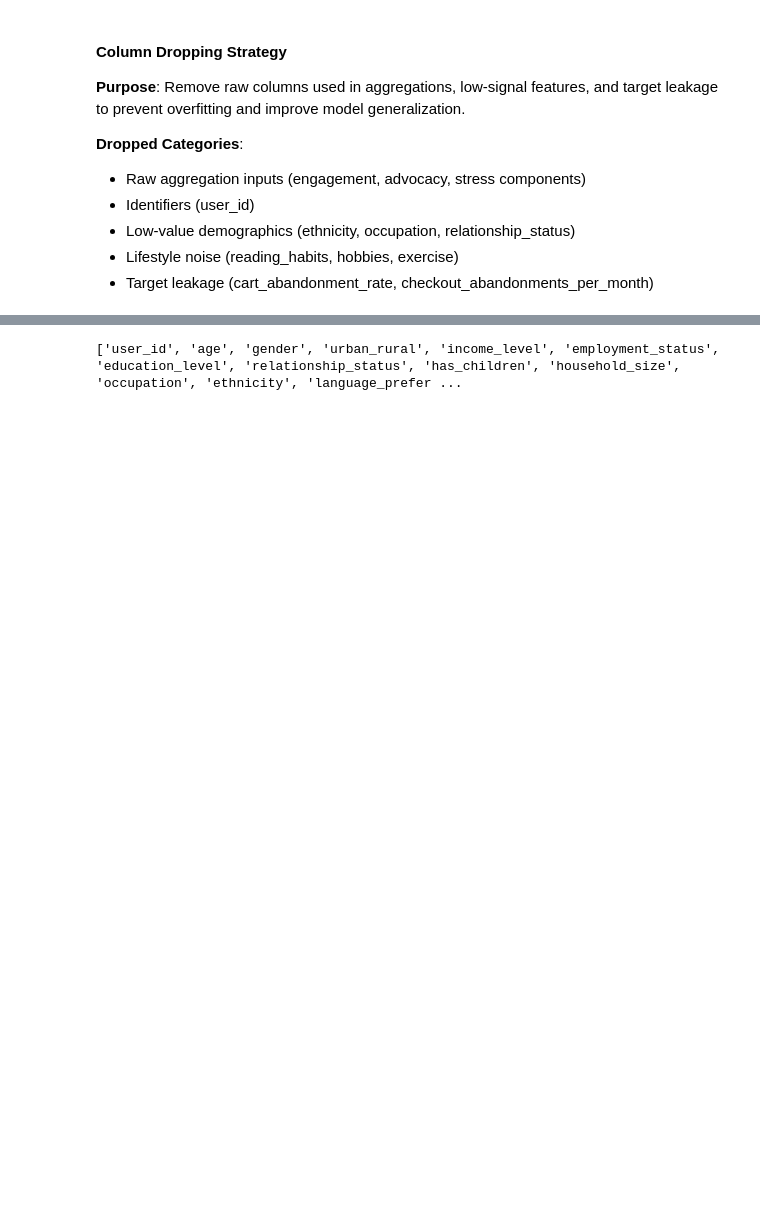
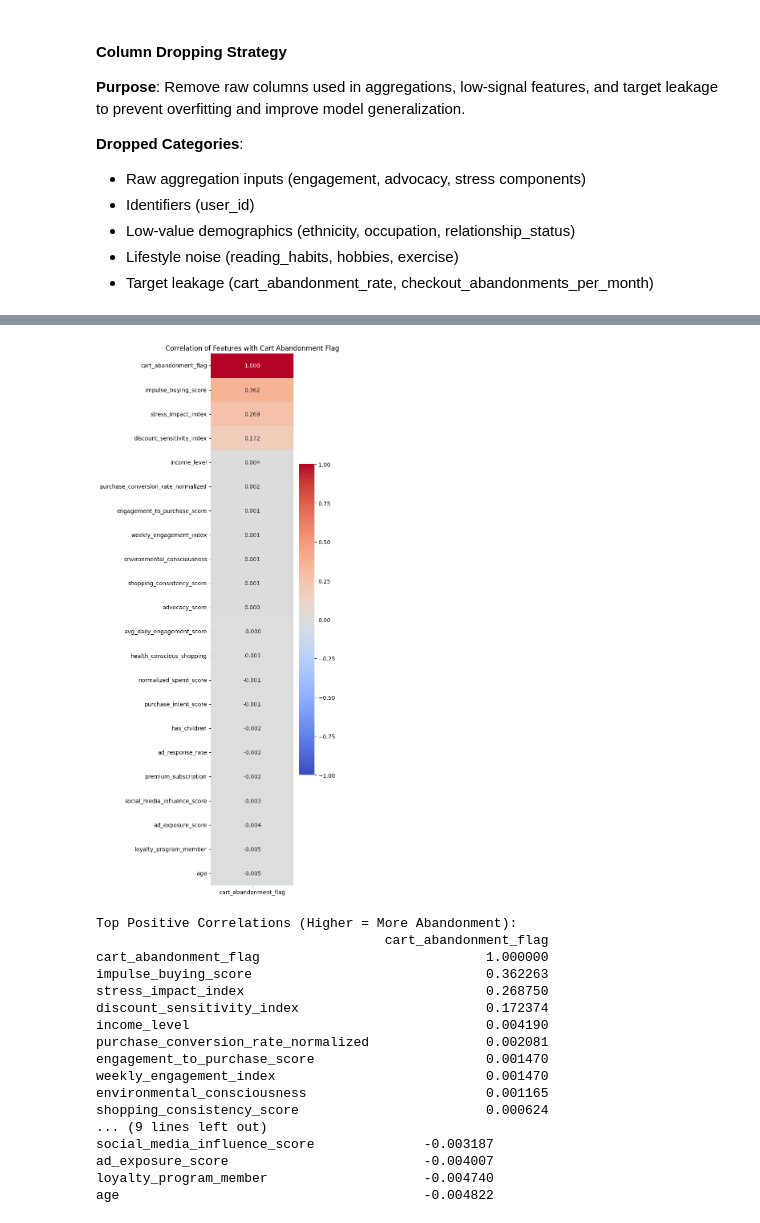
Before and after one commit to starkparsa/Abandon-Rate-based-on-Customer-Behavior, a Jupyter notebook: notebooks/Model.ipynb, the cells around one changed output, grey strips where cells are left out. Saved outputs shown, nothing was run; the diff lists cells and outputs as text; code cells hidden in the pictures; blank space fills up the shorter version.

```diff
--- a/notebooks/Model.ipynb
+++ b/notebooks/Model.ipynb
@@ -503,4 +503,42 @@ usa_df.head(1)
 # %%
-print(usa_df.columns.tolist())
+import seaborn as sns
+import matplotlib.pyplot as plt
+
+# Compute correlation matrix only for numeric columns
+corr_matrix = df_final.corr(numeric_only=True)
+
+# Focus on correlation with cart_abandonment_flag
+abandonment_corr = corr_matrix[['cart_abandonment_flag']].sort_values(by='cart_abandonment_flag', ascending=False)
+
+# Plot heatmap
+plt.figure(figsize=(6, 14))
+sns.heatmap(abandonment_corr, annot=True, cmap='coolwarm', vmin=-1, vmax=1, fmt='.3f')
+plt.title('Correlation of Features with Cart Abandonment Flag')
+plt.tight_layout()
+plt.show()
+
+# Print top correlations
+print("\nTop Positive Correlations (Higher = More Abandonment):")
+print(abandonment_corr.head(10))
+
+print("\nTop Negative Correlations (Higher = Less Abandonment):")
+print(abandonment_corr.tail(10))
 # %% [output]
+[figure, added]
-['user_id', 'age', 'gender', 'urban_rural', 'income_level', 'employment_status', 'education_level', 'relationship_status', 'has_children', 'household_size', 'occupation', 'ethnicity', 'language_prefer ...
+Top Positive Correlations (Higher = More Abandonment):
+                                     cart_abandonment_flag
+cart_abandonment_flag                             1.000000
+impulse_buying_score                              0.362263
+stress_impact_index                               0.268750
+discount_sensitivity_index                        0.172374
+income_level                                      0.004190
+purchase_conversion_rate_normalized               0.002081
+engagement_to_purchase_score                      0.001470
+weekly_engagement_index                           0.001470
+environmental_consciousness                       0.001165
+shopping_consistency_score                        0.000624
+... (9 lines left out)
+social_media_influence_score              -0.003187
+ad_exposure_score                         -0.004007
+loyalty_program_member                    -0.004740
+age                                       -0.004822
```
Also changed, not shown: parts of 20 cells of this notebook, 1 other file.
